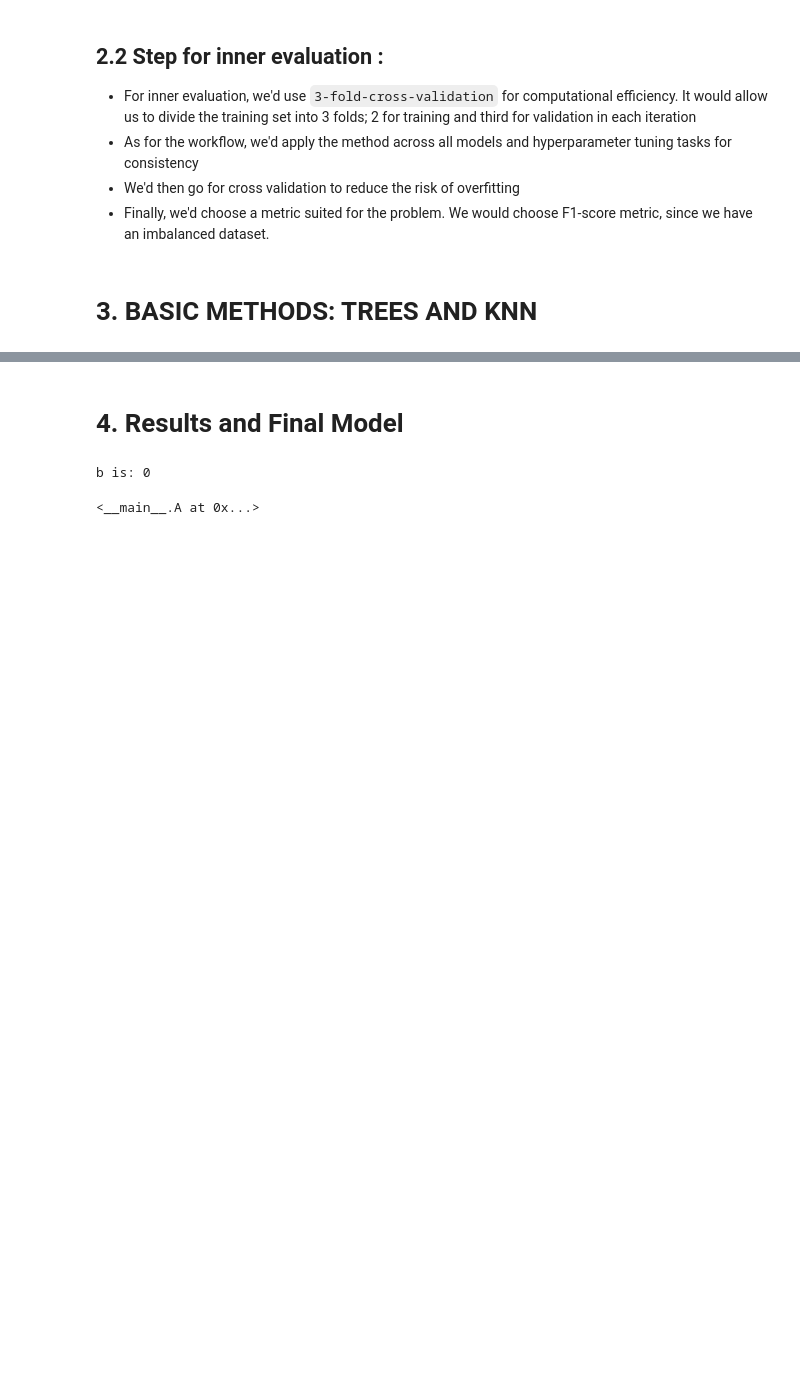
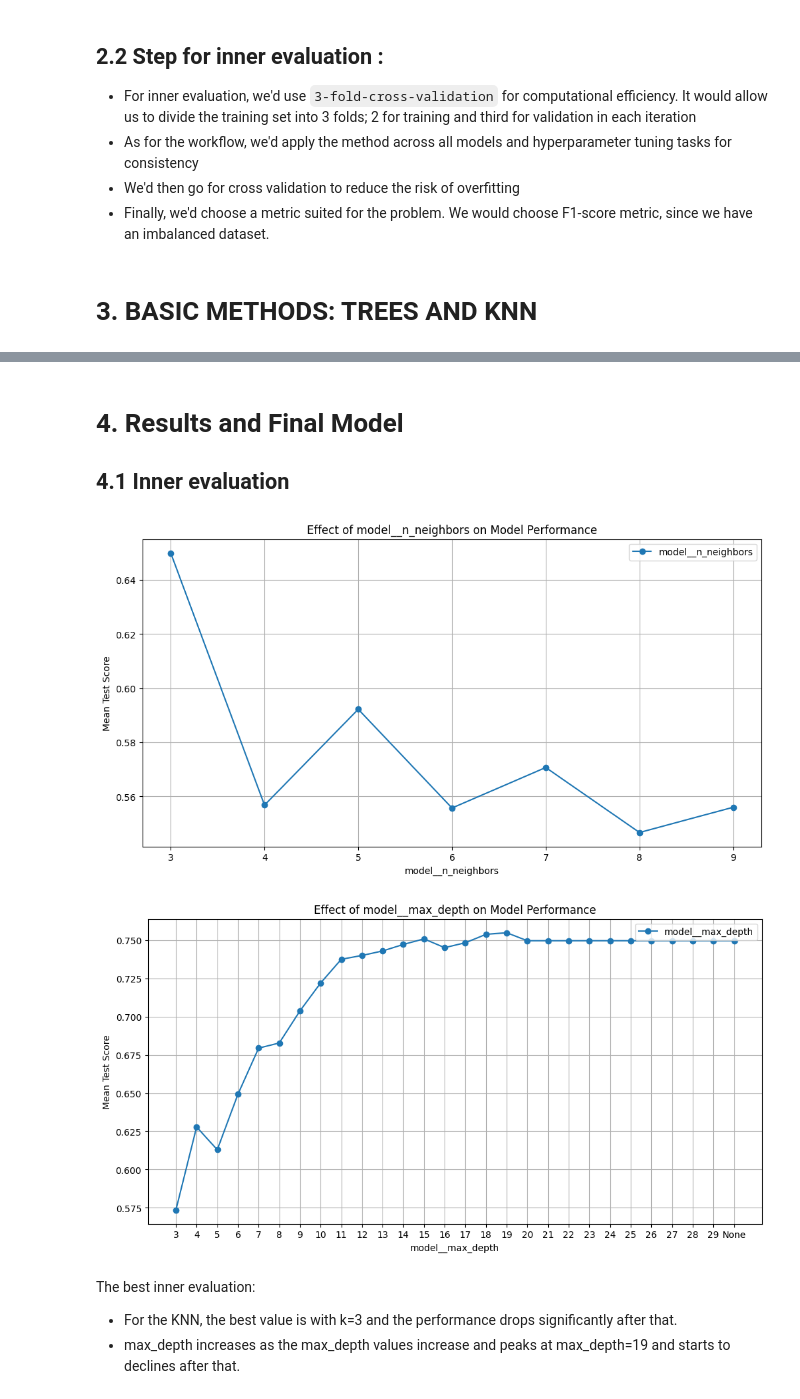
Before and after one commit to Thebensley/adv_prog2, a Jupyter notebook: Assignement2_advprog.ipynb, the cells around one changed output, grey strips where cells are left out. Cells and saved outputs as stored; diff of their text form; code cells hidden in the pictures; blank space fills up the shorter version.

```diff
--- a/Assignement2_advprog.ipynb
+++ b/Assignement2_advprog.ipynb
@@ -167,7 +167,8 @@ from sklearn.model_selection import train_test_split
 X = data_cleaned.drop(columns=["Attrition"])
 y = data_cleaned["Attrition"].map({"Yes": 1, "No": 0})
 
-X_train, X_test, y_train, y_test = train_test_split(X, y, test_size=0.2, random_state=4)
+# Spliting the data into training and testing test
+X_train, X_test, y_train, y_test = train_test_split(X, y, test_size=0.2, random_state=student_id, stratify=y)
 
 print("Training set shape:", X_train.shape)
 print("Test set shape:", X_test.shape)
@@ -317,6 +337,50 @@ Final Decision Tree Test Accuracy: 0.8807302231237323
 # %% [markdown]
 # 4. Results and Final Model
+## 4.1 Inner evaluation
 # %%
+# Code to check the best inner evaluation and report all of them
+
+import matplotlib.pyplot as plt
+
+grid_search = grid_knn
+
+def plot_param_scores(grid_search):
+    # Get CV results
+    cv_results = grid_search.cv_results_
+
+    # Automatically fetch the parameter name
+    param_names = list(cv_results['params'][0].keys())
+    if len(param_names) != 1:
+        raise ValueError(f"Multiple parameters found: {param_names}. Please specify which one to plot.")
+    param_name = param_names[0]
+
+    # Extract the parameter values and corresponding scores
+    param_values = []
+    mean_test_scores = []
+
+    for params, mean_score in zip(cv_results['params'], cv_results['mean_test_score']):
+        value = params[param_name]
+        # Replace None with a label for plotting
+        param_values.append("None" if value is None else value)
+        mean_test_scores.append(mean_score)
+
+    # Plot the scores
+    plt.figure(figsize=(12, 6))
+    plt.plot(param_values, mean_test_scores, marker='o', label=f'{param_name}')
+    plt.xlabel(param_name)
+    plt.ylabel('Mean Test Score')
+    plt.title(f'Effect of {param_name} on Model Performance')
+    plt.grid(True)
+    plt.legend()
+    plt.show()
+
+
+plot_param_scores(grid_knn)
+plot_param_scores(grid_tree)
 # %% [output]
-b is: 0
-<__main__.A at 0x...>
+[figure, added]
+[figure, added]
+# %% [markdown]
+The best inner evaluation:
+- For the KNN, the best value is with k=3 and the performance drops significantly after that.
+- max_depth increases as the max_depth values increase and peaks at max_depth=19 and starts to declines after that.
```
Also changed, not shown: parts of 11 cells of this notebook, 2 other files.
